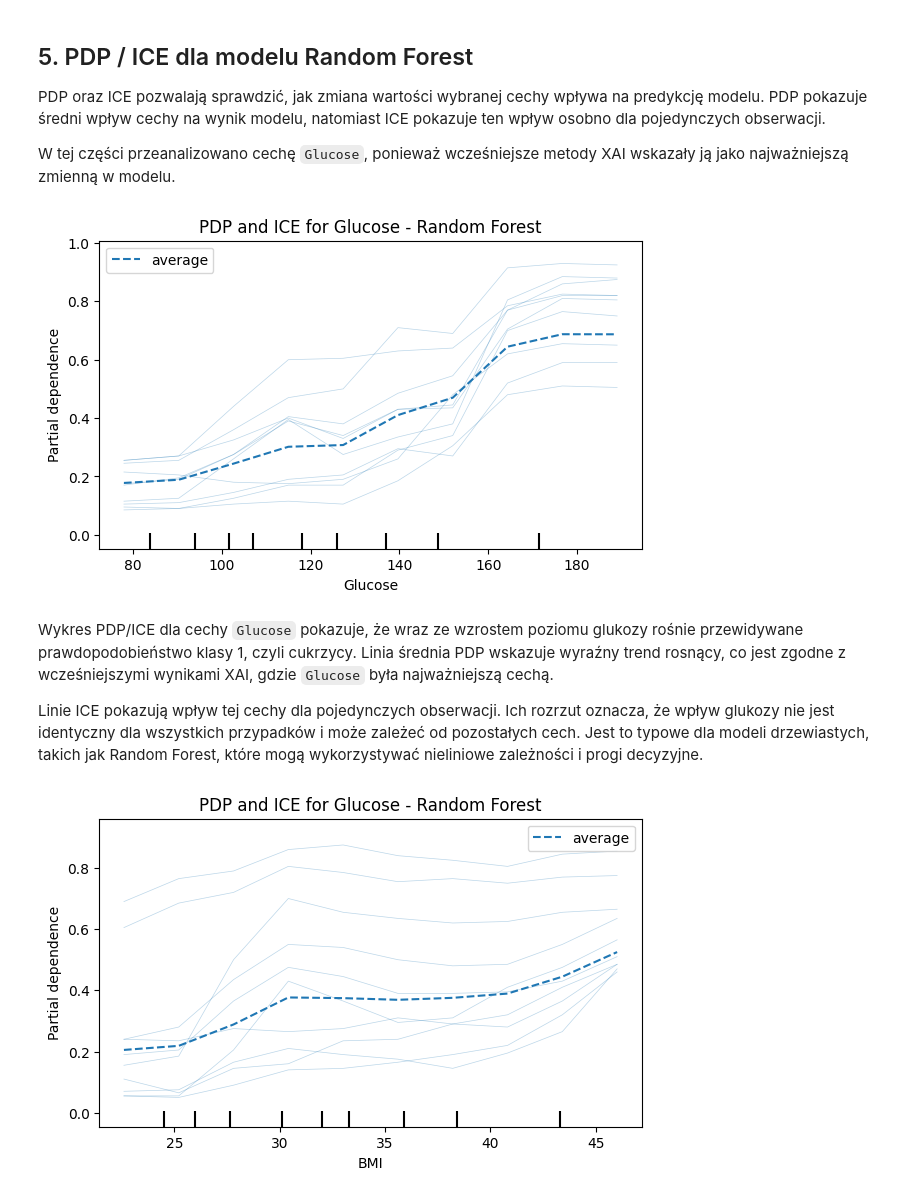
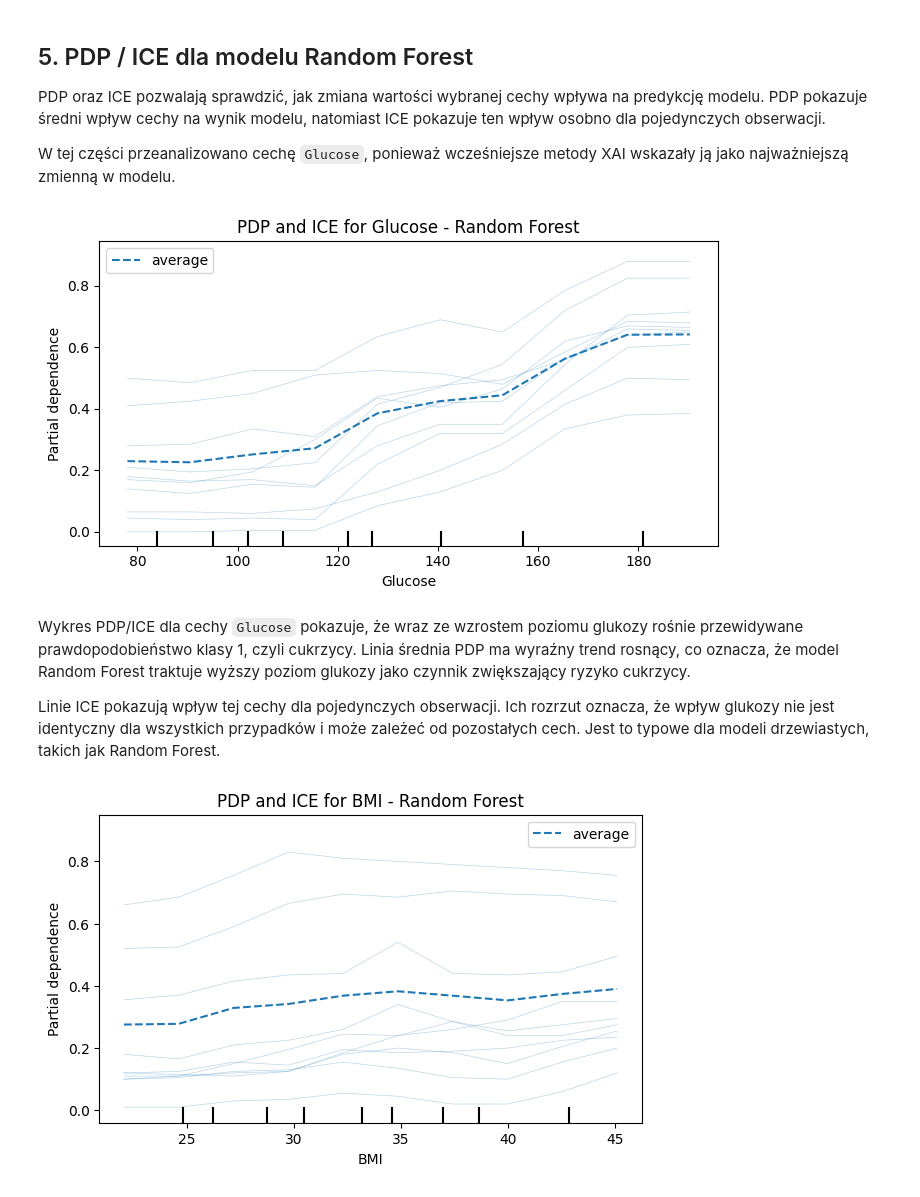
Before and after one commit to annajestem/xai_diabetes_project, a Jupyter notebook: notebooks/03_xai_interpretation.ipynb, the cells around one changed output. Drawn from its saved outputs; the diff is of its cells as text; code cells hidden in the pictures.

```diff
--- a/notebooks/03_xai_interpretation.ipynb
+++ b/notebooks/03_xai_interpretation.ipynb
@@ -42,0 +39,6 @@ for col in zero_columns:
+# %%
+X = df_clean.drop("Outcome", axis=1)
+y = df_clean["Outcome"]
+
+print("X shape:", X.shape)
+print("y shape:", y.shape)
@@ -43,3 +48,16 @@ for col in zero_columns:
+# %%
+from sklearn.model_selection import train_test_split
+
+X_train, X_test, y_train, y_test = train_test_split(
+    X,
+    y,
+    test_size = 0.2,
+    stratify = y,
+    random_state = 42
+)
+
+X_train = X_train.astype(float)
+X_test = X_test.astype(float)
 # %%
 from sklearn.pipeline import Pipeline
 from sklearn.impute import SimpleImputer
@@ -47,12 +65,9 @@ from sklearn.preprocessing import StandardScaler
 from sklearn.linear_model import LogisticRegression
 
 pipeline_logistic = Pipeline([
-    ("imputer", SimpleImputer(strategy="median")),
     ("scaler", StandardScaler()),
     ("model", LogisticRegression(max_iter=5000))
 ])
 
-pipeline_logistic.fit(X_train_clean, y_train)
-
-print("Logistic Regression trained.")
+pipeline_logistic.fit(X_train, y_train)
 # %% [output]
@@ -176,14 +192,11 @@ from sklearn.impute import SimpleImputer
 from sklearn.ensemble import RandomForestClassifier
 
 pipeline_rf = Pipeline([
-    ("imputer", SimpleImputer(strategy="median")),
     ("model", RandomForestClassifier(
         n_estimators=200,
         random_state=42
     ))
 ])
 
-pipeline_rf.fit(X_train_clean, y_train)
-
-print("Random Forest trained.")
+pipeline_rf.fit(X_train, y_train)
 # %% [output]
@@ -399,37 +492,34 @@ W tej części przeanalizowano cechę `Glucose`, ponieważ wcześniejsze metody
 # %%
 from sklearn.inspection import PartialDependenceDisplay
 import matplotlib.pyplot as plt
-import os
-
-os.makedirs("../outputs/figures", exist_ok=True)
 
 fig, ax = plt.subplots(figsize=(7, 4))
 
 PartialDependenceDisplay.from_estimator(
     pipeline_rf,
-    X_test_clean,
+    X_test,
     features=["Glucose"],
     kind="both",
     response_method="predict_proba",
     target=1,
     subsample=10,
     random_state=42,
     grid_resolution=10,
-    ax=ax,
-
+    ax=ax
 )
 
 plt.title("PDP and ICE for Glucose - Random Forest")
+plt.tight_layout()
 
 plt.savefig("../outputs/figures/pdp_ice_glucose_random_forest.png", dpi=300)
 
 plt.show()
 # %% [output]
-[figure, old version]
+[figure, new version]
 # %% [markdown]
-Wykres PDP/ICE dla cechy `Glucose` pokazuje, że wraz ze wzrostem poziomu glukozy rośnie przewidywane prawdopodobieństwo klasy 1, czyli cukrzycy. Linia średnia PDP wskazuje wyraźny trend rosnący, co jest zgodne z wcześniejszymi wynikami XAI, gdzie `Glucose` była najważniejszą cechą.
+Wykres PDP/ICE dla cechy `Glucose` pokazuje, że wraz ze wzrostem poziomu glukozy rośnie przewidywane prawdopodobieństwo klasy 1, czyli cukrzycy. Linia średnia PDP ma wyraźny trend rosnący, co oznacza, że model Random Forest traktuje wyższy poziom glukozy jako czynnik zwiększający ryzyko cukrzycy.
 
-Linie ICE pokazują wpływ tej cechy dla pojedynczych obserwacji. Ich rozrzut oznacza, że wpływ glukozy nie jest identyczny dla wszystkich przypadków i może zależeć od pozostałych cech. Jest to typowe dla modeli drzewiastych, takich jak Random Forest, które mogą wykorzystywać nieliniowe zależności i progi decyzyjne.
+Linie ICE pokazują wpływ tej cechy dla pojedynczych obserwacji. Ich rozrzut oznacza, że wpływ glukozy nie jest identyczny dla wszystkich przypadków i może zależeć od pozostałych cech. Jest to typowe dla modeli drzewiastych, takich jak Random Forest.
 # %%
 from sklearn.inspection import PartialDependenceDisplay
 import matplotlib.pyplot as plt
@@ -441,7 +531,7 @@ fig, ax = plt.subplots(figsize=(7, 4))
 
 PartialDependenceDisplay.from_estimator(
     pipeline_rf,
-    X_test_clean,
+    X_test,
     features=["BMI"],
     kind="both",
     response_method="predict_proba",
@@ -453,11 +543,11 @@ PartialDependenceDisplay.from_estimator(
 
 )
 
-plt.title("PDP and ICE for Glucose - Random Forest")
+plt.title("PDP and ICE for BMI - Random Forest")
 
 plt.savefig("../outputs/figures/pdp_ice_glucose_random_forest.png", dpi=300)
 
 plt.show()
 # %% [output]
-[figure, old version]
+[figure, new version]
 # %% [markdown]
```
Also changed, not shown: parts of 38 cells of this notebook, 10 other files.
